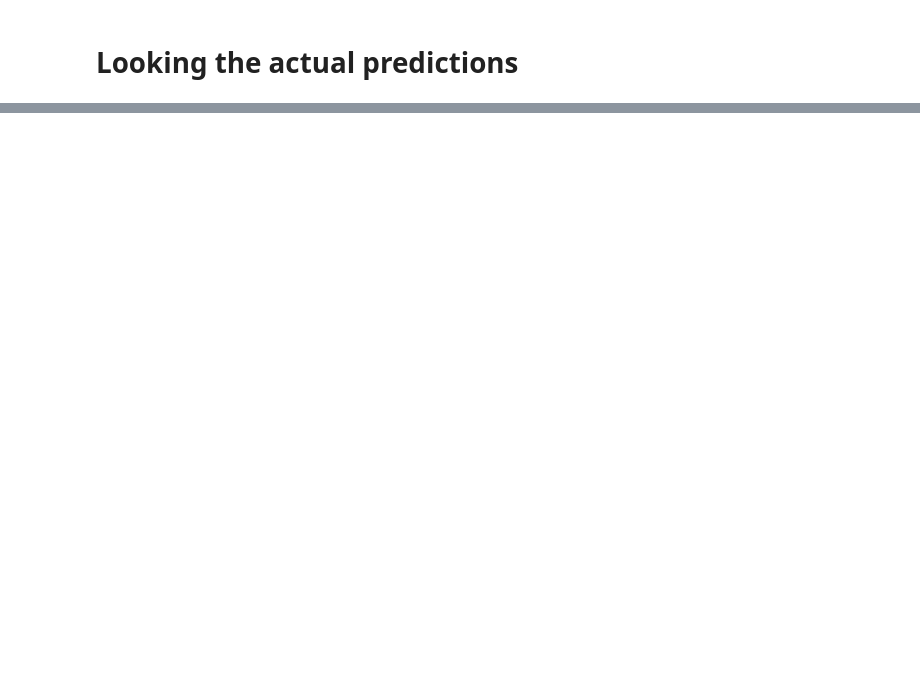
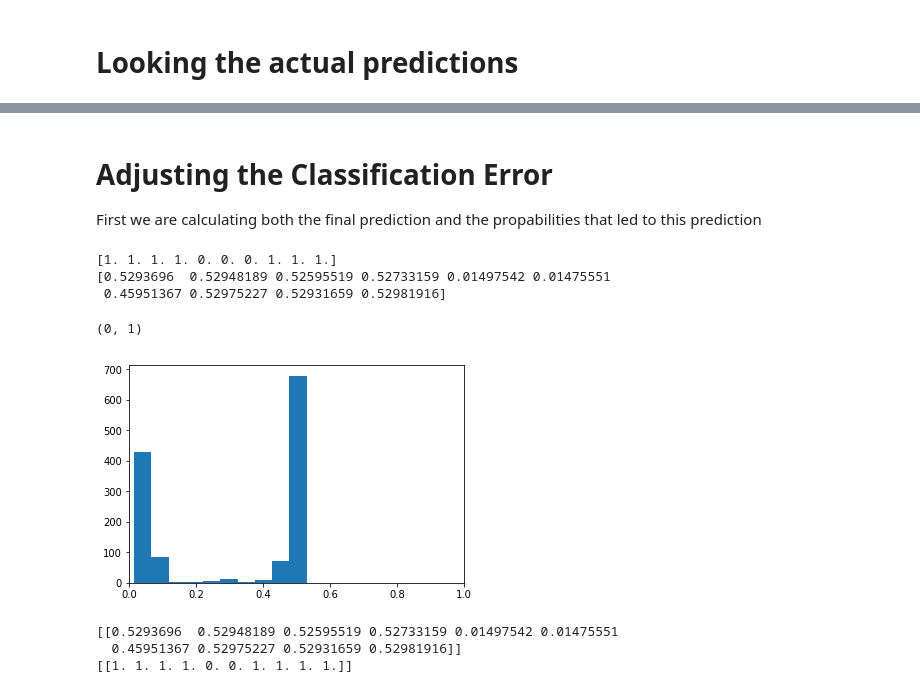
Before and after one commit to BluePanda-io/AutoML, a Jupyter notebook: mainVisualization.ipynb, the cells around one changed output, grey strips where cells are left out. Drawn from its saved outputs; the diff is of its cells as text; code cells hidden in the pictures; blank space fills up the shorter version.

Commit message:
roc Curve

```diff
--- a/mainVisualization.ipynb
+++ b/mainVisualization.ipynb
@@ -351,0 +518,29 @@ VisualizePredTestResults(modelNN,test_data,test_labels,12,5)
+# %% [markdown]
+# Adjusting the Classification Error
+
+First we are calculating both the final prediction and the propabilities that led to this prediction
+# %%
+print(modelNN.predict(test_data)[0:10])
+
+y_pred_prob = modelNN.predict_proba(test_data)[:,1]
+print(y_pred_prob[:10])
+# %% [output]
+[1. 1. 1. 1. 0. 0. 0. 1. 1. 1.]
+[0.5293696  0.52948189 0.52595519 0.52733159 0.01497542 0.01475551
+ 0.45951367 0.52975227 0.52931659 0.52981916]
+# %%
+plt.hist(y_pred_prob,bins=10)
+plt.xlim(0,1)
+# %% [output]
+(0, 1)
+[figure, added]
+# %%
+from sklearn.preprocessing import binarize
+y_pred_prob = y_pred_prob.reshape(-1,1)
+y_pred_class = binarize(y_pred_prob,0.3)
+print(y_pred_prob[0:10].transpose())
+print(y_pred_class[0:10].transpose())
+# %% [output]
+[[0.5293696  0.52948189 0.52595519 0.52733159 0.01497542 0.01475551
+  0.45951367 0.52975227 0.52931659 0.52981916]]
+[[1. 1. 1. 1. 0. 0. 1. 1. 1. 1.]]
```
Also changed, not shown: parts of 26 cells of this notebook.
